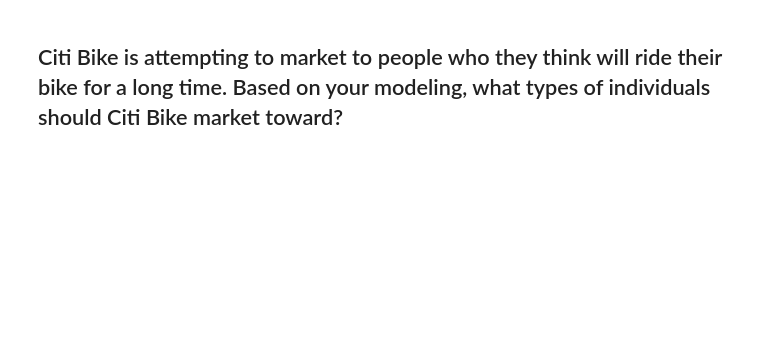
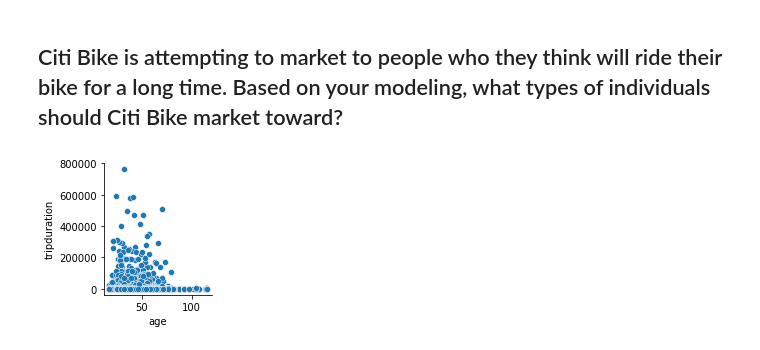
Before and after one commit to joeiid/validation-lab, a Jupyter notebook: starter-code.ipynb, the cells around one changed output. Saved outputs shown, nothing was run; the diff lists cells and outputs as text; code cells hidden in the pictures; blank space fills up the shorter version.

```diff
--- a/starter-code.ipynb
+++ b/starter-code.ipynb
@@ -40,6 +193,14 @@ Conduct a hypothesis test that checks whether or not the average trip duration i
 ## Feature Engineering
 Engineer a feature called `age` that shares how old the person would have been in 2014 (at the time the data was collected)
 - Note: you will need to clean the data a bit.
+# %%
+df = df[df['birth_year'].str.isnumeric()]
+# %%
+df['birth_year'] = df['birth_year'].apply(lambda x: int(x))
+
+# https://www.analyticsvidhya.com/blog/2020/03/what-are-lambda-functions-in-python/
+# %%
+df['age'] = 2014 - df['birth_year']
 # %% [markdown]
 ## Split your data into train/test sets
 
@@ -51,2 +218,4 @@ For your `X` variables, use `age`, `usertype`, `gender`, and the dummy variables
 # %% [markdown]
 ## Fit a Linear Regression model in `sklearn` predicting `tripduration`.
+# %%
+df['usertype'].replace('Subscriber', 1, inplace=True)
@@ -64,2 +318,6 @@ Using the `statsmodels` summary, test whether or not `age` has a significant eff
 # %% [markdown]
 ## Citi Bike is attempting to market to people who they think will ride their bike for a long time. Based on your modeling, what types of individuals should Citi Bike market toward?
+# %%
+sns.pairplot(df, x_vars = ['age'], y_vars = ['tripduration']);
+# %% [output]
+[figure, added]
```
Also changed, not shown: parts of 42 cells of this notebook.
